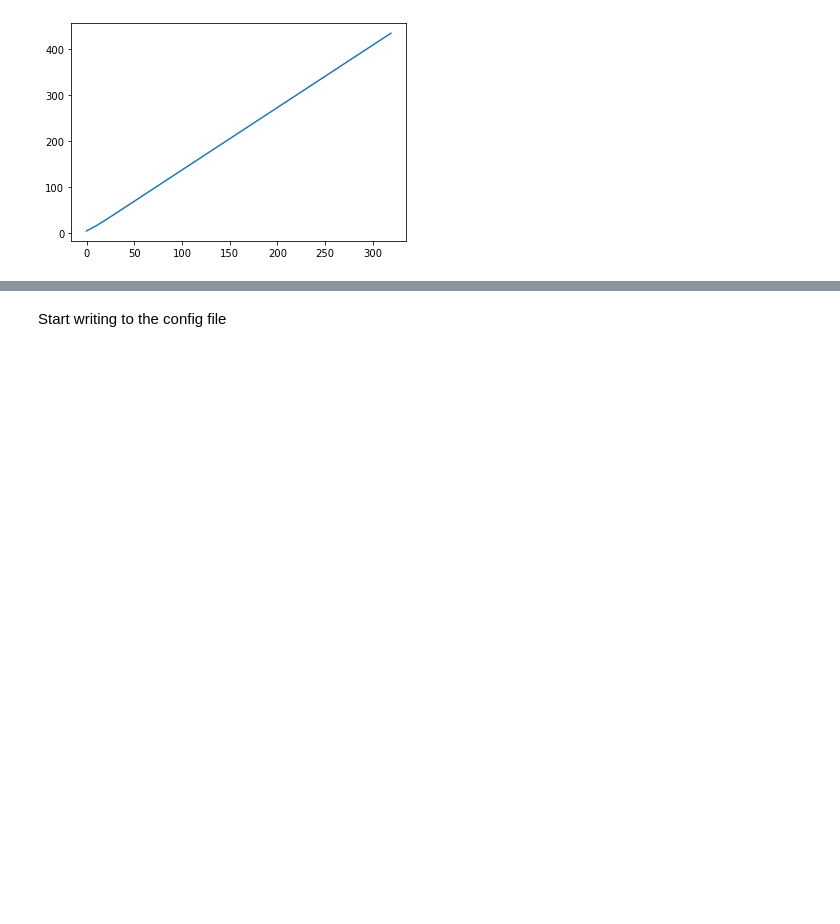
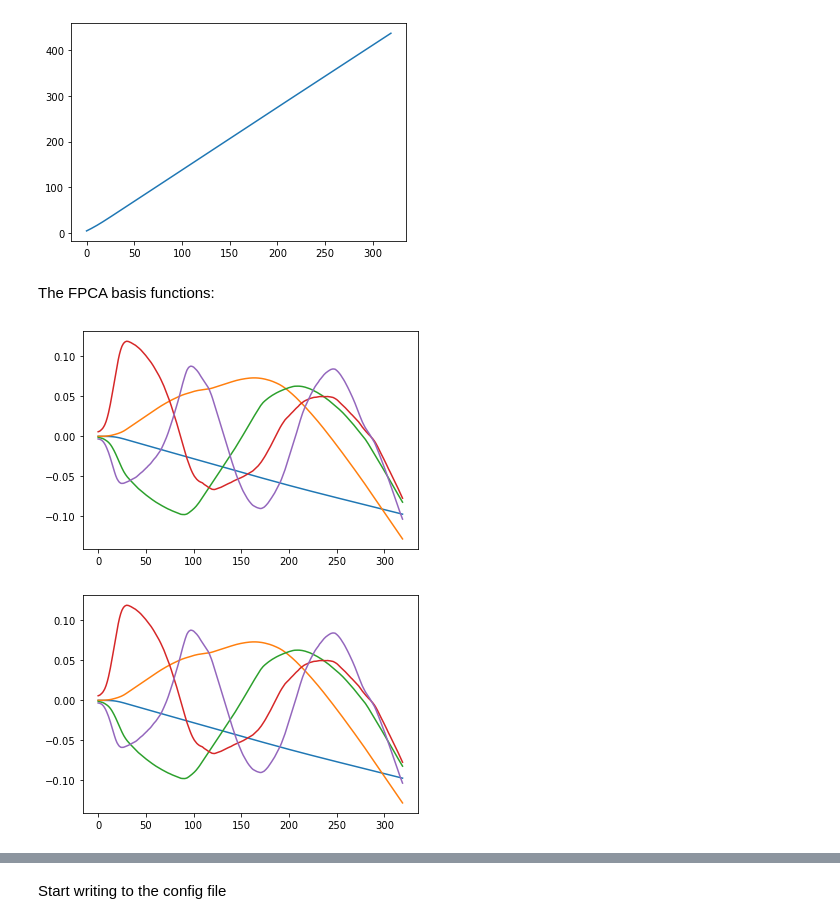
Before and after one commit to thinhhoang95/anomaly-detection-ngsim2, a Jupyter notebook: sumotraci/get_config_for_spherix.ipynb, the cells around one changed output, grey strips where cells are left out. Cells and saved outputs as stored; diff of their text form; code cells hidden in the pictures; blank space fills up the shorter version.

```diff
--- a/sumotraci/get_config_for_spherix.ipynb
+++ b/sumotraci/get_config_for_spherix.ipynb
@@ -105,6 +113,13 @@ plt.plot(mean_x)
 # %% [output]
 [<matplotlib.lines.Line2D at 0x...>]
 [figure]
+# %% [markdown]
+The FPCA basis functions:
+# %%
+fpcax.components_.plot()
+# %% [output]
+[figure, added]
+[figure, added]
 # %%
 basis_x = fpcax.components_.data_matrix.reshape(fpcax.components_.data_matrix.shape[:2])
 # %%
```
Also changed, not shown: parts of 15 cells of this notebook, 15 other files.
